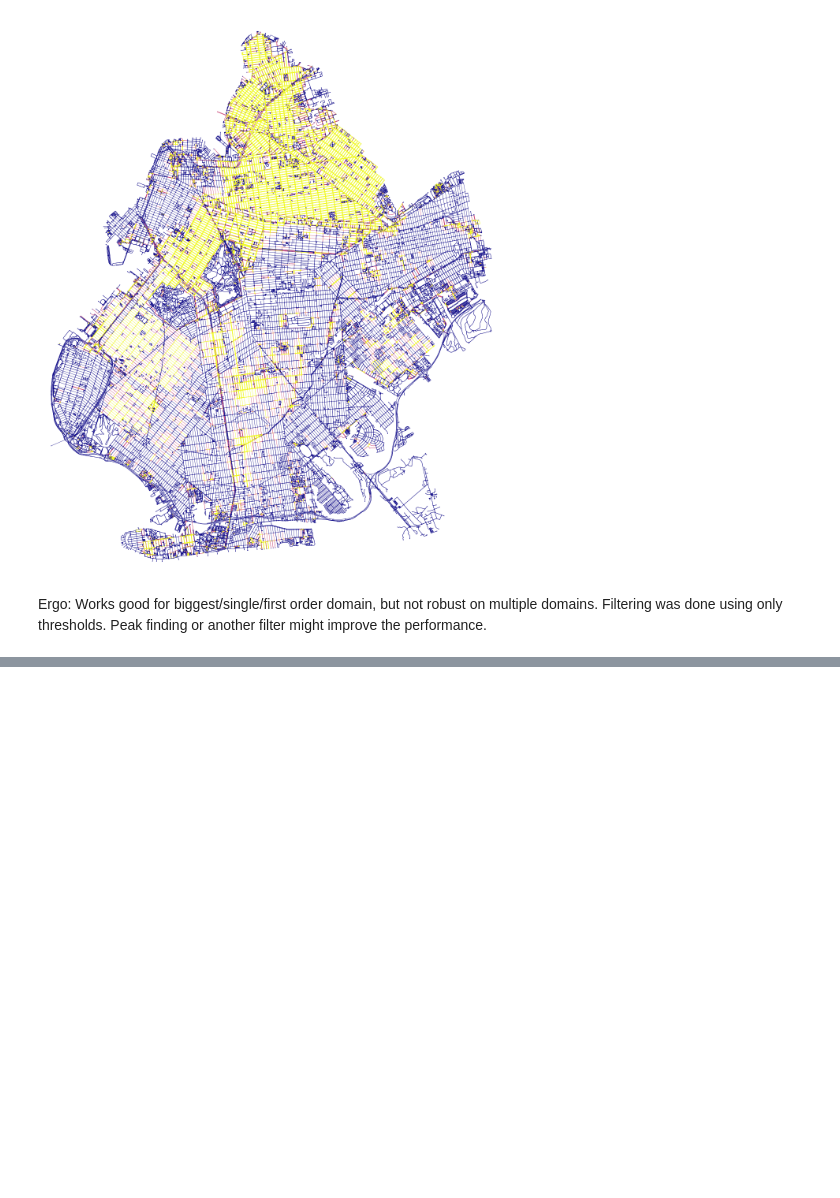
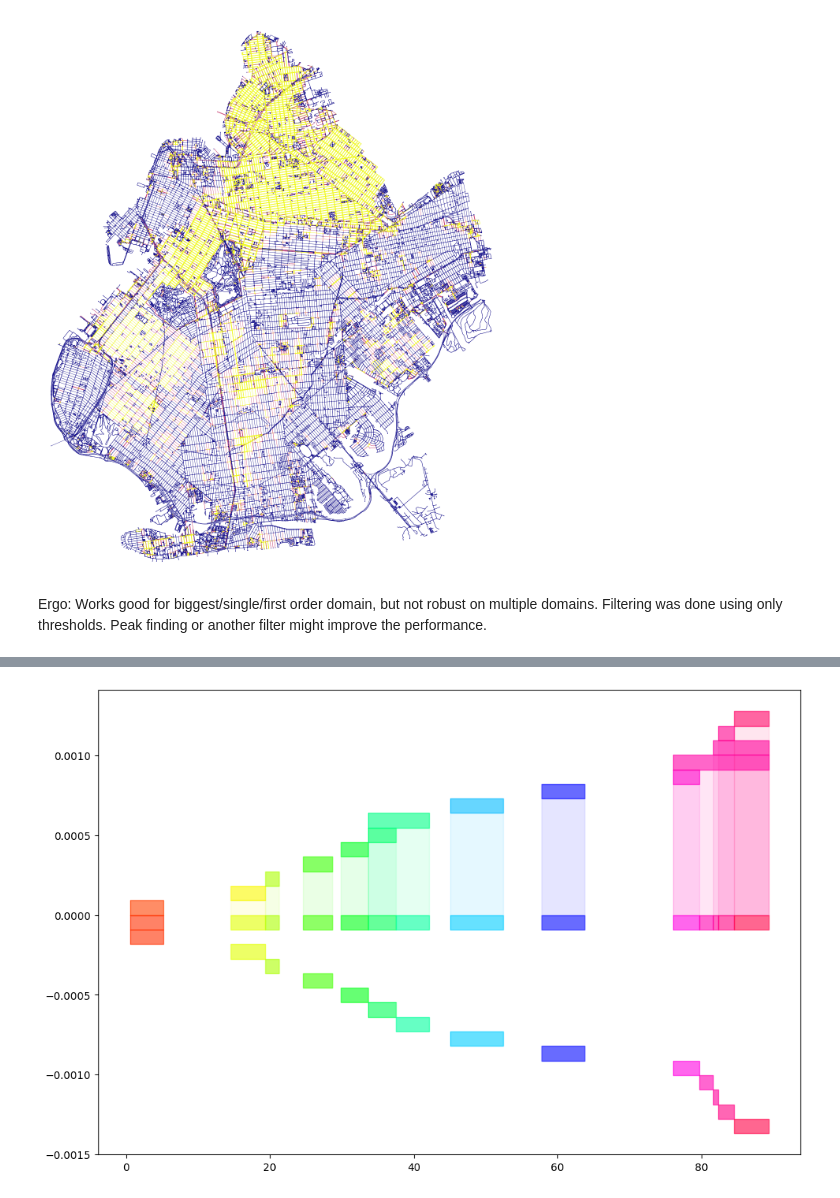
Before and after one commit to NERDSITU/superblockify, a Jupyter notebook: TestingNotebooks/20221025-Find_Grids.ipynb, the cells around one changed output, grey strips where cells are left out. Saved outputs shown, nothing was run; the diff lists cells and outputs as text; code cells hidden in the pictures; blank space fills up the shorter version.

```diff
--- a/TestingNotebooks/20221025-Find_Grids.ipynb
+++ b/TestingNotebooks/20221025-Find_Grids.ipynb
@@ -386,0 +527,84 @@ another filter might improve the performance.
+# %%
+# Make partitioning boundaries out of peak bases
+
+left_bases1 = peak_props['left_bases']
+right_bases1 = peak_props['right_bases']
+left_bases2 = left_bases1[:, None]
+right_bases2 = right_bases1[:, None]
+mask = (left_bases1 < right_bases2) & (right_bases1 > left_bases2)
+# scales badly with n^2, optimizable
+overlaps = np.triu(mask, k=1).nonzero()
+
+overlap_groups = list()
+for g1, g2 in tuple(zip(*overlaps)):
+    if len(overlap_groups) == 0:
+        overlap_groups.append({g1, g2})
+    else:
+        added = False
+        for i, sublist in enumerate(overlap_groups):
+            if g1 in sublist:
+                overlap_groups[i].add(g2)
+                added = True
+                break
+            elif g2 in sublist:
+                overlap_groups[i].add(g1)
+                added = True
+                break
+        if not added:
+            overlap_groups.append({g1, g2})
+
+# for i in range(len(left_bases1)):
+#     if not any([i in e for e in overlap_groups]):
+#         overlap_groups.append({i})
+
+intervals = [(bin_edges[left_bases1[i]], bin_edges[right_bases1[i]])
+             for i in range(len(left_bases1))]
+for group in overlap_groups:
+    borders = np.sort(np.unique([(left_bases1[g], right_bases1[g]) for g in
+                                 group]))
+    for i, g in enumerate(group):
+        intervals[g] = (bin_edges[borders[i]], bin_edges[borders[i + 1]])
+# for i in range(len(left_bases1)):
+#     if any([i in e for e in overlap_groups]):
+#         pass
+#     else:
+#         intervals.append([bin_edges[left_bases1[i]],
+#                           bin_edges[right_bases1[i]]])
+
+fig, ax = plt.subplots(figsize=(12, 8))
+for i in range(len(peak_ind)):
+    ax.broken_barh([boxes[i]],
+                   (max_height * 0.5 * (i / len(peak_ind)),
+                    max_height / (2 * len(peak_ind))),
+                   alpha=0.6,
+                   facecolors=colors[i],
+                   edgecolors=colors[i]
+                   )
+    ax.broken_barh([boxes[i]],
+                   (0, max_height * 0.5 * (i / len(peak_ind))),
+                   alpha=0.1,
+                   facecolors=colors[i],
+                   edgecolors=colors[i]
+                   )
+for i, interval in enumerate(intervals):
+    col = cm.hsv(sum(interval) / 180)
+    ax.broken_barh([(interval[0], interval[1] - interval[0])],
+                   (-max_height / (2 * len(peak_ind)),
+                    max_height / (2 * len(peak_ind))),
+                   alpha=0.6,
+                   facecolors=col,
+                   edgecolors=col
+                   )
+    ax.broken_barh([(interval[0], interval[1] - interval[0])],
+                   (-max_height * (2 + i) / (2 * len(peak_ind)),
+                    max_height / (2 * len(peak_ind))),
+                   alpha=0.6,
+                   facecolors=col,
+                   edgecolors=col
+                   )
+
+intervals = {ab: [bin_edges[peak_i] for peak_i in peak_ind if ab[0] < bin_edges[peak_i]
+                  < ab[1]][0]
+             for ab in intervals}
+intervals
+# %% [output]
@@ -386,0 +625 @@ another filter might improve the performance.
+[figure, added]
```
Also changed, not shown: parts of 15 cells of this notebook.
